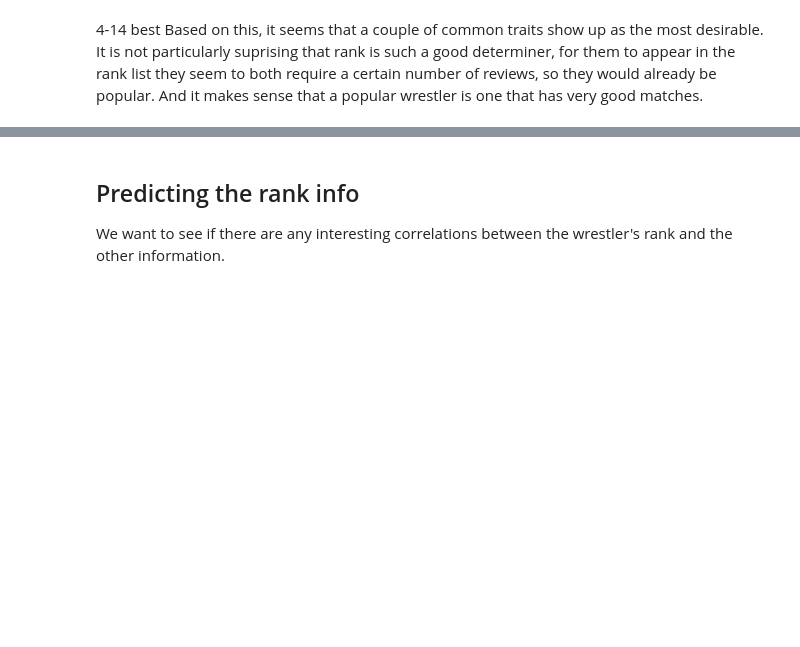
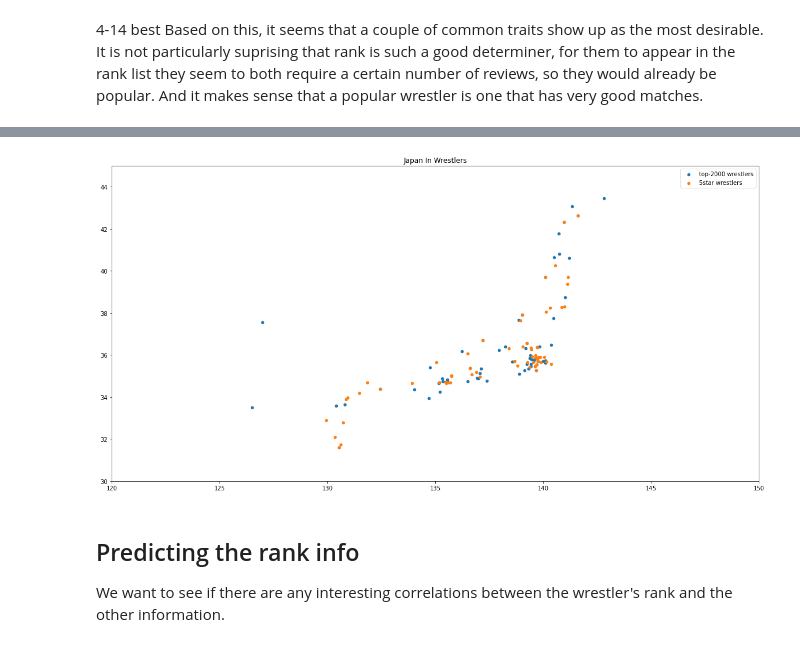
Before and after one commit to WhimZig/DataMadness, a Jupyter notebook: Data madness.ipynb, the cells around one changed output, grey strips where cells are left out. Drawn from its saved outputs; the diff is of its cells as text; code cells hidden in the pictures; blank space fills up the shorter version.

```diff
--- a/Data madness.ipynb
+++ b/Data madness.ipynb
@@ -517,3 +566,13 @@ chi_df.iloc[:10, :]['Chi res'].plot(kind='bar', ax=axes[1], title='Top 10 Chi sq
+# %%
+plt.scatter(birthplaces_2000.lon, birthplaces_2000.lat, s=20, label='top-2000 wrestlers')
+plt.scatter(birthplaces_5star.lon, birthplaces_5star.lat, s=20, label='5star wrestlers')
+plt.title('Japan In Wrestlers');
+plt.legend()
+plt.xlim((120, 150))
+plt.ylim((30, 45))
+plt.savefig('Wrestler Japan Map');
+# %% [output]
+[figure, added]
 # %% [markdown]
 ## Predicting the rank info
 We want to see if there are any interesting correlations between the wrestler's rank and the other information.
```
Also changed, not shown: parts of 27 cells of this notebook, 6 other files.
